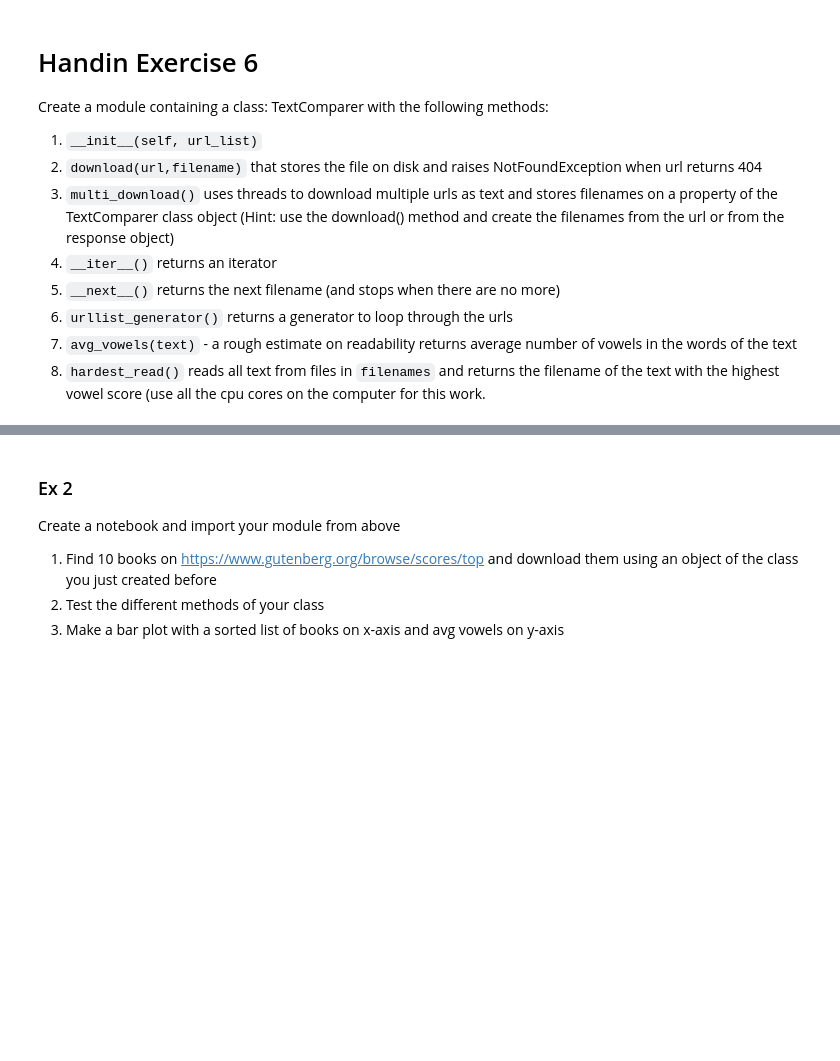
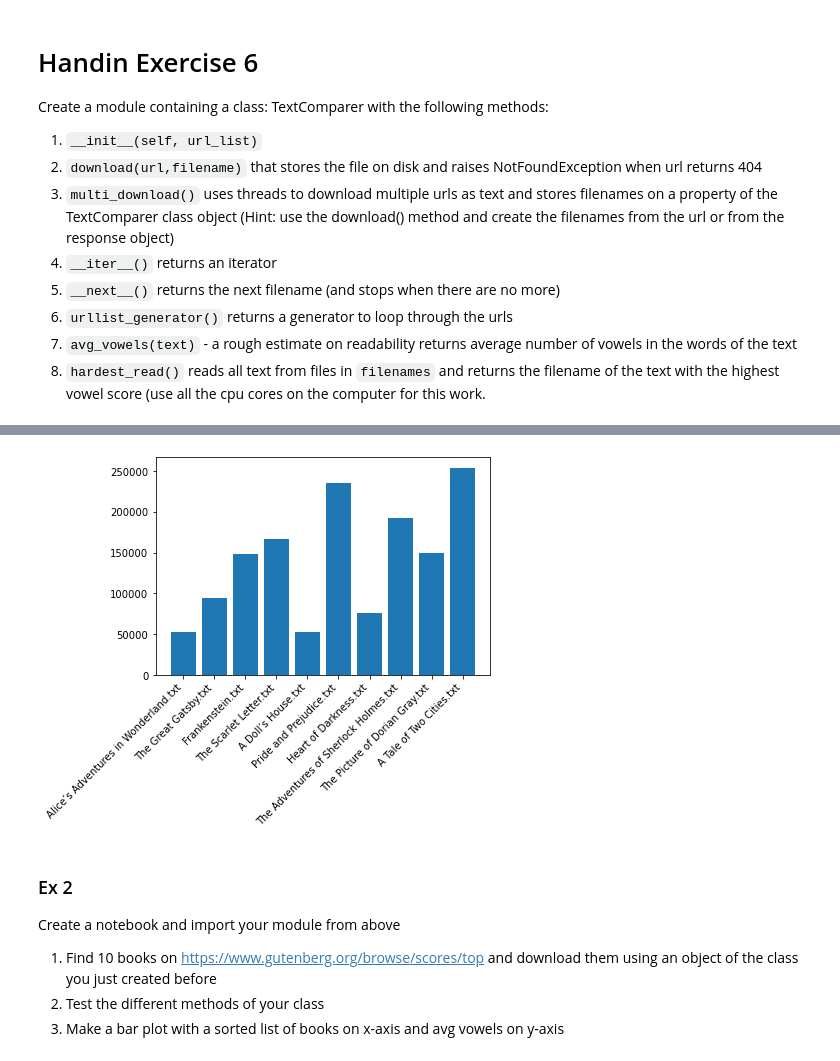
Before and after one commit to uiop860/python_valgfag, a Jupyter notebook: week06/06_excercises.ipynb, the cells around one changed output, grey strips where cells are left out. Cells and saved outputs as stored; diff of their text form; code cells hidden in the pictures; blank space fills up the shorter version.

```diff
--- a/week06/06_excercises.ipynb
+++ b/week06/06_excercises.ipynb
@@ -120,0 +74,89 @@ TypeError: 'str' object is not callable
+# %%
+from concurrent.futures import ThreadPoolExecutor
+from concurrent.futures import ProcessPoolExecutor
+import multiprocessing
+import matplotlib.pyplot as plt
+import requests
+
+class TextComparer():
+
+  def __init__(self,url_list):
+    self.url_list = url_list
+    self.file_list = list()
+
+  def __iter__(self):
+    self.index = -1
+    return self
+
+  def __next__(self):
+    while self.index < len(self.url_list):
+      self.index += 1
+      return self.url_list[self.index]
+
+  def download(self,url):
+    r = requests.get(url)
+    if(r.status_code == 400):
+      raise FileNotFoundError
+    for item in r.content.decode('utf-8').split("\n"):
+      if "Title:" in item:
+        filename = item.strip()[7:] + '.txt'
+        self.file_list.append(filename)
+        break
+    with open(filename, 'w') as f:
+      f.write(r.content.decode('utf-8'))
+
+  def multi_download(self,):
+    with ThreadPoolExecutor(5) as ex:
+        ex.map(self.download, self.url_list)
+
+  def urllist_generator(self):
+    index = 0
+    while index < len(self.url_list):
+      yield self.url_list[index]
+      index += 1
+
+  def vowel_calc(self,file):
+    vowels = ['A','E','I','O','U','W','Y','a','e','i','o','u','w','y']
+    with open(file,'r') as f:
+      text = f.read()
+      score = 0
+      for i in text:
+        if i in vowels:
+          score += 1
+    return score
+
+  def hardest_read(self):
+    files = self.file_list
+    with ProcessPoolExecutor(multiprocessing.cpu_count()) as ex:
+        res = ex.map(self.vowel_calc, files)
+    return list(res)
+
+
+textComparer = TextComparer('https://www.gutenberg.org/browse/scores/top')
+textComparer.url_list = [
+  'https://www.gutenberg.org/files/84/84-0.txt',
+  'https://www.gutenberg.org/files/1342/1342-0.txt',
+  'https://www.gutenberg.org/files/11/11-0.txt',
+  'https://www.gutenberg.org/cache/epub/64317/pg64317.txt',
+  'https://www.gutenberg.org/cache/epub/25344/pg25344.txt',
+  'https://www.gutenberg.org/files/2542/2542-0.txt',
+  'https://www.gutenberg.org/files/1661/1661-0.txt',
+  'https://www.gutenberg.org/files/98/98-0.txt',
+  'https://www.gutenberg.org/files/219/219-0.txt',
+  'https://www.gutenberg.org/cache/epub/174/pg174.txt'
+]
+# textComparer.download('https://www.gutenberg.org/files/2542/2542-0.txt')
+textComparer.multi_download()
+
+iterator = iter(textComparer)
+print(next(iterator))
+print(next(iterator))
+print('------------------')
+url_list_gen = textComparer.urllist_generator()
+print(next(url_list_gen))
+print(next(url_list_gen))
+print('------------------')
+plt.bar(textComparer.file_list,textComparer.hardest_read())
+plt.xticks(rotation=45, horizontalalignment='right',fontweight='light')
+plt.show()
+# %% [output]
@@ -121,3 +169,4 @@ TypeError: 'str' object is not callable
+[figure, added]
 # %% [markdown]
 ### Ex 2
 Create a notebook and import your module from above
```
Also changed, not shown: parts of 2 cells of this notebook, 11 other files.
